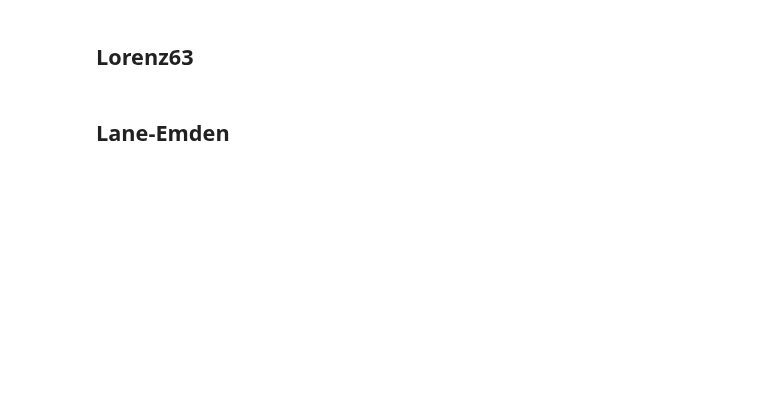
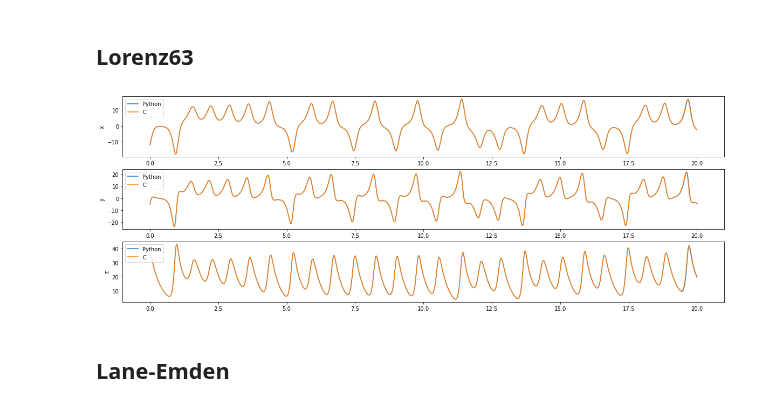
Before and after one commit to mlysy/rodeo-legacy, a Jupyter notebook: cython/KalmanODE.ipynb, the cells around one changed output. Saved outputs shown, nothing was run; the diff lists cells and outputs as text; code cells hidden in the pictures; blank space fills up the shorter version.

```diff
--- a/cython/KalmanODE.ipynb
+++ b/cython/KalmanODE.ipynb
@@ -40,9 +41,9 @@ tmax = 10
 # The rest of the parameters can be tuned according to ODE
 # For this problem, we will use
 tau = 50
-sigma = .001
+sigma = .5
 
-# Initial value, a, for the IVP
+# Initial value, x0, for the IVP
 w = np.array([0., 0., 1.])
 x0 = np.array([-1., 0., 1.]) #Initial State
 z_states = rand_mat(2*n_steps, n_state) #Random matrix
@@ -92,9 +101,9 @@ def lorenz(X_t, t, theta=None):
 w_mat = np.array([[0.0, 1.0], [0.0, 1.0], [0.0, 1.0]])
 
 # These parameters define the order of the ODE and the CAR(p) process
-n_var = 3 # Number of variates
-n_meas = 1
-n_state = 3 # number of continuous derivatives of CAR(p) solution prior
+n_meas = 3
+n_state = 9 # number of continuous derivatives of CAR(p) solution prior
+n_state1 = n_state2 = n_state3 = 3
 
 # it is assumed that the solution is sought on the interval [tmin, tmax].
 n_steps = 5000
@@ -106,35 +115,42 @@ tmax = 20
 # For this problem, we will use
 tau = 1
 sigma = .001
-sigmalst = [sigma]*n_var
 scale = 10 # Scaling factor for root generation
 
-# Initial value, a, for the IVP
+# Initial value, x0, for the IVP
 x0 = [-12, -5, 38]
 v0 = lorenz0(x0, 0)
-a = np.column_stack([x0, v0])
-z_states = rand_mat(2*n_steps, n_var*n_state)
+x0 = np.column_stack([x0, v0])
+z_states = rand_mat(2*n_steps, n_state)
 # %%
+# Get parameters needed to run the solver
+dt = (tmax-tmin)/n_steps
+kinit = indep_ode_init([car_init(n_state1, tau, sigma, dt, w_mat[0], x0[0], scale),
+                        car_init(n_state2, tau, sigma, dt, w_mat[1], x0[1], scale),
+                        car_init(n_state3, tau, sigma, dt, w_mat[2], x0[2], scale)], n_state)
+x0_state = kinit[-1]
+
 # Python
-kalmanode_py = KalmanODE_py(n_state, n_meas, tmin, tmax, n_eval, lorenz) # Initialize the class
-x0_state = kalmanode_py.multi_initialize(w_mat, tau, sigmalst, a, scale) # Get the initial x0_state using initialize method
-kalmanode_py.z_states = z_states # Set class z_states property as random matrix defined (can be omitted)
+kalmanode_py = KalmanODE_py.initialize(kinit, n_state, n_meas, tmin, tmax, n_eval, lorenz) # Initialize the class
+kalmanode_py.z_states = z_states # Set random states (not necessary)
 kalman_py_lor_sim, kalman_py_lor_mu, kalman_py_lor_var = kalmanode_py.solve(x0_state, mv=True, sim=True)
 
 # Cython
-kalmanode = KalmanODE(n_state, n_meas, tmin, tmax, n_eval, lorenz) # Initialize the class
-x0_state = kalmanode.multi_initialize(w_mat, tau, sigmalst, a, scale) # Get the initial x0_state using initialize method
-kalmanode.z_states = z_states # Set class z_states property as random matrix defined (can be omitted)
+kalmanode = KalmanODE.initialize(kinit, n_state, n_meas, tmin, tmax, n_eval, lorenz) # Initialize the class
+kalmanode.z_states = z_states # Set random states (not necessary)
 kalman_lor_sim, kalman_lor_mu, kalman_lor_var = kalmanode.solve(x0_state, mv=True, sim=True)
 # %%
 tseq = np.linspace(tmin, tmax, n_steps)
+n_var = 3
 _, axs = plt.subplots(n_var, 1, figsize=(20, 7))
 ylabel = ['x', 'y', 'z']
 for i in range(n_var):
-    axs[i].plot(tseq, kalman_py_lor_sim[:, n_state*i], label="Python")
-    axs[i].plot(tseq, kalman_lor_sim[:, n_state*i], label="C")
+    axs[i].plot(tseq, kalman_py_lor_sim[:, n_state1*i], label="Python")
+    axs[i].plot(tseq, kalman_lor_sim[:, n_state1*i], label="C")
     axs[i].set_ylabel(ylabel[i])
     axs[i].legend(loc='upper left')
+# %% [output]
+[figure, added]
 # %%
 kalman_lor_cy = %timeit -o _ = kalmanode.solve(x0_state, mv=True, sim=True)
 # %%
```
Also changed, not shown: parts of 27 cells of this notebook, 4 other files.
